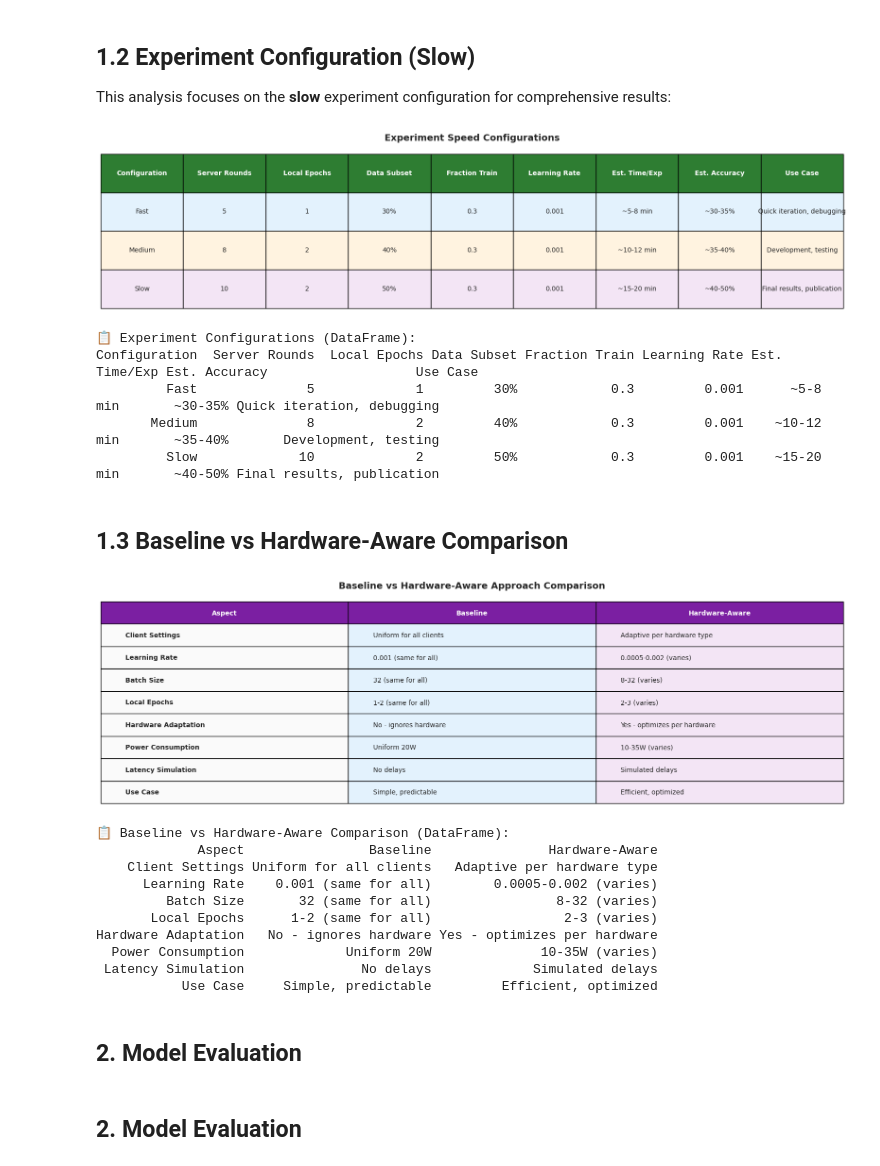
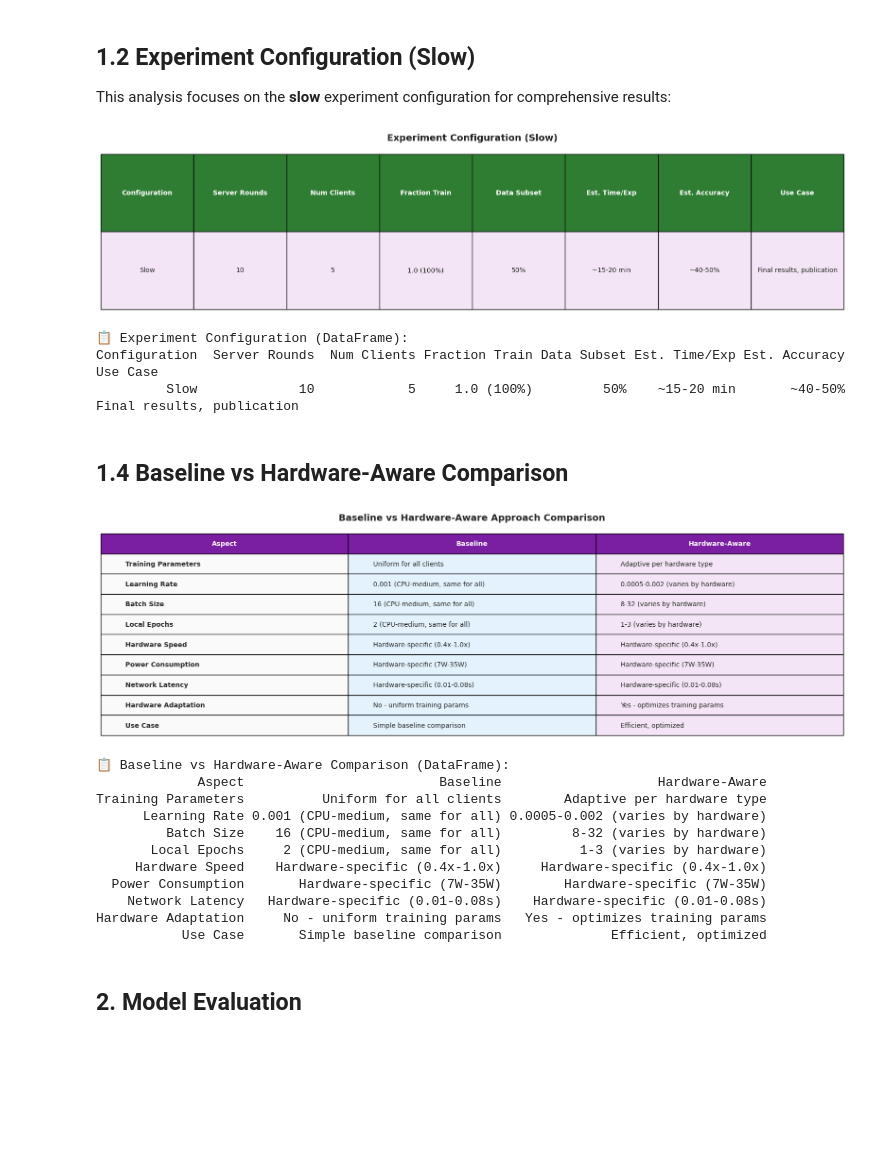
Before and after one commit to nhefner12/cecs-574-dist-computing-project, a Jupyter notebook: comparison_analysis.ipynb, the cells around one changed output. Saved outputs shown, nothing was run; the diff lists cells and outputs as text; code cells hidden in the pictures; blank space fills up the shorter version.

Commit message:
working experiment

```diff
--- a/comparison_analysis.ipynb
+++ b/comparison_analysis.ipynb
@@ -104,10 +112,9 @@ This analysis focuses on the **slow** experiment configuration for comprehensive
 config_data = {
     "Configuration": ["Slow"],
     "Server Rounds": [10],
-    "Local Epochs": [2],
+    "Num Clients": [5],
+    "Fraction Train": ["1.0 (100%)"],
     "Data Subset": ["50%"],
-    "Fraction Train": ["0.3"],
-    "Learning Rate": ["0.001"],
     "Est. Time/Exp": ["~15-20 min"],
     "Est. Accuracy": ["~40-50%"],
     "Use Case": [
@@ -127,72 +134,73 @@ table = ax.table(
     colLabels=config_df.columns,
     cellLoc='center',
     loc='center',
     bbox=[0, 0, 1, 1]
 )
 
 # Style the table
 table.auto_set_font_size(False)
 table.set_fontsize(10)
 table.scale(1, 2.5)
 
 # Color header row
 for i in range(len(config_df.columns)):
     table[(0, i)].set_facecolor('#2E7D32')
     table[(0, i)].set_text_props(weight='bold', color='white')
 
 # Color configuration row
 colors = ['#F3E5F5']  # Purple for slow
 for i in range(1, len(config_df) + 1):
     for j in range(len(config_df.columns)):
         table[(i, j)].set_facecolor(colors[i-1])
 
 plt.title('Experiment Configuration (Slow)', fontsize=14, fontweight='bold', pad=20)
 plt.tight_layout()
 plt.show()
 
 # Also print as DataFrame for easy copy-paste
 print("\n📋 Experiment Configuration (DataFrame):")
 print(config_df.to_string(index=False))
 # %% [output]
-[figure, old version]
+[figure, new version]
-📋 Experiment Configurations (DataFrame):
-Configuration  Server Rounds  Local Epochs Data Subset Fraction Train Learning Rate Est. Time/Exp Est. Accuracy                   Use Case
-         Fast              5             1         30%            0.3         0.001      ~5-8 min       ~30-35% Quick iteration, debugging
-       Medium              8             2         40%            0.3         0.001    ~10-12 min       ~35-40%       Development, testing
-         Slow             10             2         50%            0.3         0.001    ~15-20 min       ~40-50% Final results, publication
+📋 Experiment Configuration (DataFrame):
+Configuration  Server Rounds  Num Clients Fraction Train Data Subset Est. Time/Exp Est. Accuracy                   Use Case
+         Slow             10            5     1.0 (100%)         50%    ~15-20 min       ~40-50% Final results, publication
 # %% [markdown]
-## 1.3 Baseline vs Hardware-Aware Comparison
+## 1.4 Baseline vs Hardware-Aware Comparison
 # %%
 # Baseline vs Hardware-Aware Comparison Table
 comparison_data = {
     "Aspect": [
-        "Client Settings",
+        "Training Parameters",
         "Learning Rate",
         "Batch Size",
         "Local Epochs",
+        "Hardware Speed",
+        "Power Consumption",
+        "Network Latency",
         "Hardware Adaptation",
-        "Power Consumption",
-        "Latency Simulation",
         "Use Case"
     ],
     "Baseline": [
         "Uniform for all clients",
-        "0.001 (same for all)",
-        "32 (same for all)",
-        "1-2 (same for all)",
-        "No - ignores hardware",
-        "Uniform 20W",
-        "No delays",
-        "Simple, predictable"
+        "0.001 (CPU-medium, same for all)",
+        "16 (CPU-medium, same for all)",
+        "2 (CPU-medium, same for all)",
+        "Hardware-specific (0.4x-1.0x)",
+        "Hardware-specific (7W-35W)",
+        "Hardware-specific (0.01-0.08s)",
+        "No - uniform training params",
+        "Simple baseline comparison"
     ],
     "Hardware-Aware": [
         "Adaptive per hardware type",
-        "0.0005-0.002 (varies)",
-        "8-32 (varies)",
-        "2-3 (varies)",
-        "Yes - optimizes per hardware",
-        "10-35W (varies)",
-        "Simulated delays",
+        "0.0005-0.002 (varies by hardware)",
+        "8-32 (varies by hardware)",
+        "1-3 (varies by hardware)",
+        "Hardware-specific (0.4x-1.0x)",
+        "Hardware-specific (7W-35W)",
+        "Hardware-specific (0.01-0.08s)",
+        "Yes - optimizes training params",
         "Efficient, optimized"
     ]
 }
@@ -240,19 +248,18 @@ plt.show()
 print("\n📋 Baseline vs Hardware-Aware Comparison (DataFrame):")
 print(comparison_df.to_string(index=False))
 # %% [output]
-[figure, old version]
+[figure, new version]
 📋 Baseline vs Hardware-Aware Comparison (DataFrame):
-             Aspect                Baseline               Hardware-Aware
-    Client Settings Uniform for all clients   Adaptive per hardware type
-      Learning Rate    0.001 (same for all)        0.0005-0.002 (varies)
-         Batch Size       32 (same for all)                8-32 (varies)
-       Local Epochs      1-2 (same for all)                 2-3 (varies)
-Hardware Adaptation   No - ignores hardware Yes - optimizes per hardware
-  Power Consumption             Uniform 20W              10-35W (varies)
- Latency Simulation               No delays             Simulated delays
-           Use Case     Simple, predictable         Efficient, optimized
+             Aspect                         Baseline                    Hardware-Aware
+Training Parameters          Uniform for all clients        Adaptive per hardware type
+      Learning Rate 0.001 (CPU-medium, same for all) 0.0005-0.002 (varies by hardware)
+         Batch Size    16 (CPU-medium, same for all)         8-32 (varies by hardware)
+       Local Epochs     2 (CPU-medium, same for all)          1-3 (varies by hardware)
+     Hardware Speed    Hardware-specific (0.4x-1.0x)     Hardware-specific (0.4x-1.0x)
+  Power Consumption       Hardware-specific (7W-35W)        Hardware-specific (7W-35W)
+    Network Latency   Hardware-specific (0.01-0.08s)    Hardware-specific (0.01-0.08s)
+Hardware Adaptation     No - uniform training params   Yes - optimizes training params
+           Use Case       Simple baseline comparison              Efficient, optimized
-# %% [markdown]
-## 2. Model Evaluation
 # %% [markdown]
 ## 2. Model Evaluation
 # %%
```
Also changed, not shown: parts of 19 cells of this notebook, 16 other files.
